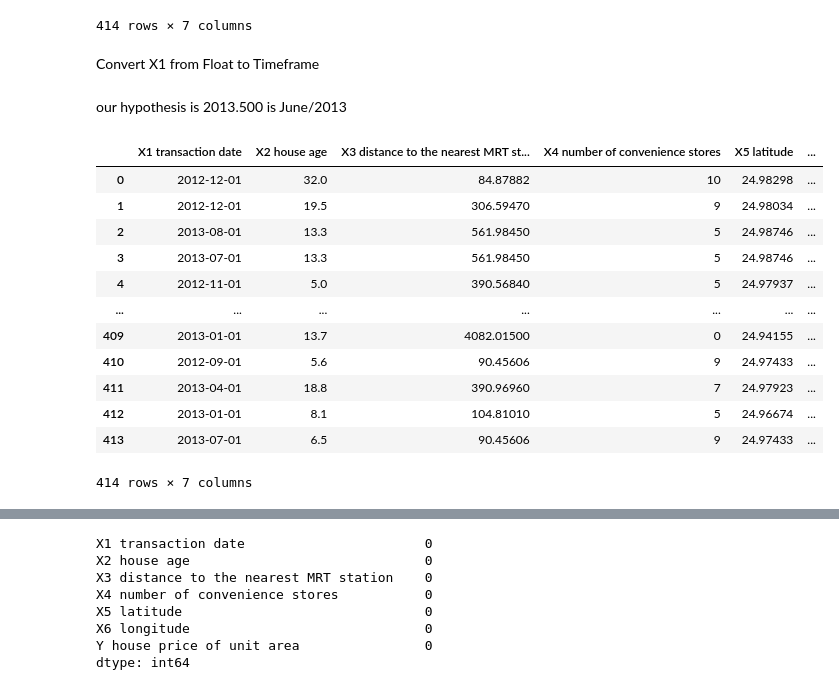
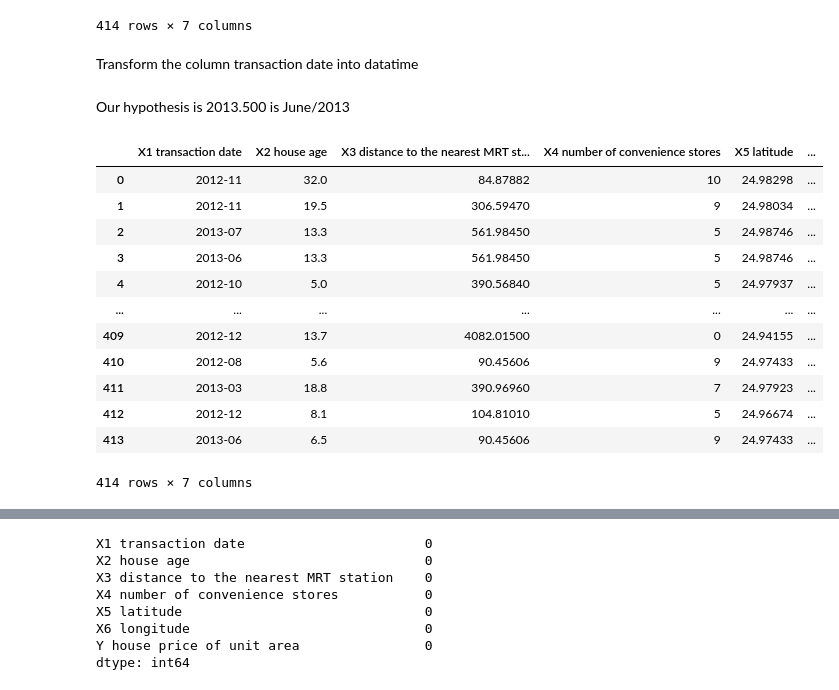
Before and after one commit to Hort-Hourpheng/Assignment, a Jupyter notebook: XGboost + Linear/XGboost+LinearReg.ipynb, the cells around one changed output, grey strips where cells are left out. Drawn from its saved outputs; the diff is of its cells as text; code cells hidden in the pictures.

```diff
--- a/XGboost + Linear/XGboost+LinearReg.ipynb
+++ b/XGboost + Linear/XGboost+LinearReg.ipynb
@@ -67,7 +92,7 @@ df
 | 412 | 2013.000000 | 8.1 | 104.81010 | 5 | 24.96674 | ... |
 | 413 | 2013.500000 | 6.5 | 90.45606 | 9 | 24.97433 | ... |
 414 rows × 7 columns
-# %% [markdown]
-Convert X1 from Float to Timeframe
+# %% [markdown]
+Transform the column transaction date into datatime
 # %% [markdown]
-our hypothesis is 2013.500 is June/2013
+Our hypothesis is 2013.500 is June/2013
@@ -74,24 +103,23 @@ our hypothesis is 2013.500 is June/2013
 # %%
 def convert_to_datetime(years):
     year = int(years)
-    month = np.rint((years - year) * 12)
+    month = np.rint((years - year) * 12-1)
     base_date = pd.to_datetime(f"{year}")
     return base_date + pd.DateOffset(months=month)
 
-
-df["X1 transaction date"] = df["X1 transaction date"].apply(convert_to_datetime)
+df["X1 transaction date"] = df["X1 transaction date"].apply(convert_to_datetime).dt.to_period('M')
 df
 # %% [output]
 |  | X1 transaction date | X2 house age | X3 distance to the nearest MRT st... | X4 number of convenience stores | X5 latitude | ... |
-| 0 | 2012-12-01 | 32.0 | 84.87882 | 10 | 24.98298 | ... |
-| 1 | 2012-12-01 | 19.5 | 306.59470 | 9 | 24.98034 | ... |
-| 2 | 2013-08-01 | 13.3 | 561.98450 | 5 | 24.98746 | ... |
-| 3 | 2013-07-01 | 13.3 | 561.98450 | 5 | 24.98746 | ... |
-| 4 | 2012-11-01 | 5.0 | 390.56840 | 5 | 24.97937 | ... |
+| 0 | 2012-11 | 32.0 | 84.87882 | 10 | 24.98298 | ... |
+| 1 | 2012-11 | 19.5 | 306.59470 | 9 | 24.98034 | ... |
+| 2 | 2013-07 | 13.3 | 561.98450 | 5 | 24.98746 | ... |
+| 3 | 2013-06 | 13.3 | 561.98450 | 5 | 24.98746 | ... |
+| 4 | 2012-10 | 5.0 | 390.56840 | 5 | 24.97937 | ... |
 | ... | ... | ... | ... | ... | ... | ... |
-| 409 | 2013-01-01 | 13.7 | 4082.01500 | 0 | 24.94155 | ... |
-| 410 | 2012-09-01 | 5.6 | 90.45606 | 9 | 24.97433 | ... |
-| 411 | 2013-04-01 | 18.8 | 390.96960 | 7 | 24.97923 | ... |
-| 412 | 2013-01-01 | 8.1 | 104.81010 | 5 | 24.96674 | ... |
-| 413 | 2013-07-01 | 6.5 | 90.45606 | 9 | 24.97433 | ... |
+| 409 | 2012-12 | 13.7 | 4082.01500 | 0 | 24.94155 | ... |
+| 410 | 2012-08 | 5.6 | 90.45606 | 9 | 24.97433 | ... |
+| 411 | 2013-03 | 18.8 | 390.96960 | 7 | 24.97923 | ... |
+| 412 | 2012-12 | 8.1 | 104.81010 | 5 | 24.96674 | ... |
+| 413 | 2013-06 | 6.5 | 90.45606 | 9 | 24.97433 | ... |
 414 rows × 7 columns
```
Also changed, not shown: parts of 101 cells of this notebook.
